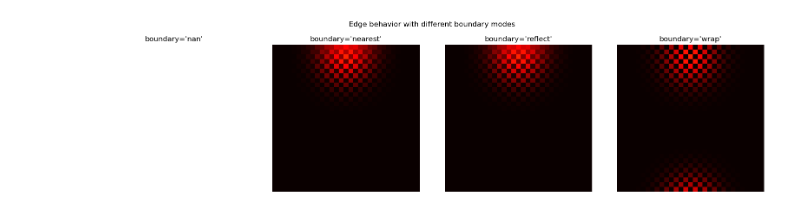
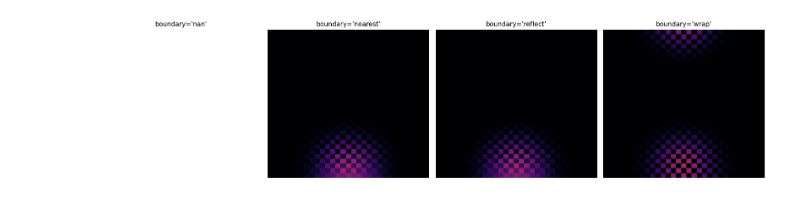
Before and after one commit to makepath/xarray-spatial, a Jupyter notebook: examples/user_guide/16_Diffusion.ipynb, the cells around one changed output. Saved outputs shown, nothing was run; the diff lists cells and outputs as text; code cells hidden in the pictures.

```diff
--- a/examples/user_guide/16_Diffusion.ipynb
+++ b/examples/user_guide/16_Diffusion.ipynb
@@ -19,16 +33,11 @@ Start with a single hot cell in the center of a cold field and watch it spread.
 # %%
-# Create a 51x51 grid with a hot spot at the center
+# 51x51 grid with a point source at the center
 shape = (51, 51)
 data = np.zeros(shape)
 data[25, 25] = 100.0
 
-initial = xr.DataArray(
-    data,
-    dims=['y', 'x'],
-    attrs={'res': (1.0, 1.0)},
-)
+initial = xr.DataArray(data, dims=['y', 'x'], attrs={'res': (1.0, 1.0)})
 
-# Run diffusion for different step counts
 steps_list = [0, 10, 50, 200]
 results = {}
 for s in steps_list:
@@ -39,11 +48,10 @@ for s in steps_list:
 
 fig, axes = plt.subplots(1, 4, figsize=(16, 4))
 for ax, s in zip(axes, steps_list):
-    im = ax.imshow(results[s].values, cmap='hot', vmin=0, vmax=10)
-    ax.set_title(f'Step {s}')
-    ax.axis('off')
-fig.colorbar(im, ax=axes, shrink=0.6, label='Temperature')
-plt.suptitle('Point source diffusion', y=1.02)
+    results[s].plot.imshow(ax=ax, cmap='inferno', vmin=0, vmax=10,
+                           add_colorbar=False)
+    ax.set_title(f'Step {s}', fontsize=12)
+    ax.set_axis_off()
+fig.colorbar(axes[-1].images[-1], ax=axes, shrink=0.6, label='Temperature')
 plt.tight_layout()
-plt.show()
 # %% [output]
@@ -55,21 +72,18 @@ The `boundary` parameter controls what happens at the edges: `'nan'`, `'nearest'
 # %%
-# Hot spot near the edge to highlight boundary behavior
+# Hot spot near the top edge
 data_edge = np.zeros((31, 31))
 data_edge[2, 15] = 100.0
 
-edge_agg = xr.DataArray(
-    data_edge, dims=['y', 'x'], attrs={'res': (1.0, 1.0)}
-)
+edge_field = xr.DataArray(data_edge, dims=['y', 'x'], attrs={'res': (1.0, 1.0)})
 
 boundaries = ['nan', 'nearest', 'reflect', 'wrap']
+
 fig, axes = plt.subplots(1, 4, figsize=(16, 4))
 for ax, bnd in zip(axes, boundaries):
-    r = diffuse(edge_agg, diffusivity=1.0, steps=30, boundary=bnd)
-    ax.imshow(r.values, cmap='hot', vmin=0, vmax=5)
-    ax.set_title(f'boundary={bnd!r}')
-    ax.axis('off')
-plt.suptitle('Edge behavior with different boundary modes', y=1.02)
+    r = diffuse(edge_field, diffusivity=1.0, steps=30, boundary=bnd)
+    r.plot.imshow(ax=ax, cmap='inferno', vmin=0, vmax=5, add_colorbar=False)
+    ax.set_title(f"boundary='{bnd}'", fontsize=11)
+    ax.set_axis_off()
 plt.tight_layout()
-plt.show()
 # %% [output]
-[figure, old version]
+[figure, new version]
```
Also changed, not shown: parts of 22 cells of this notebook, 1 other file.
